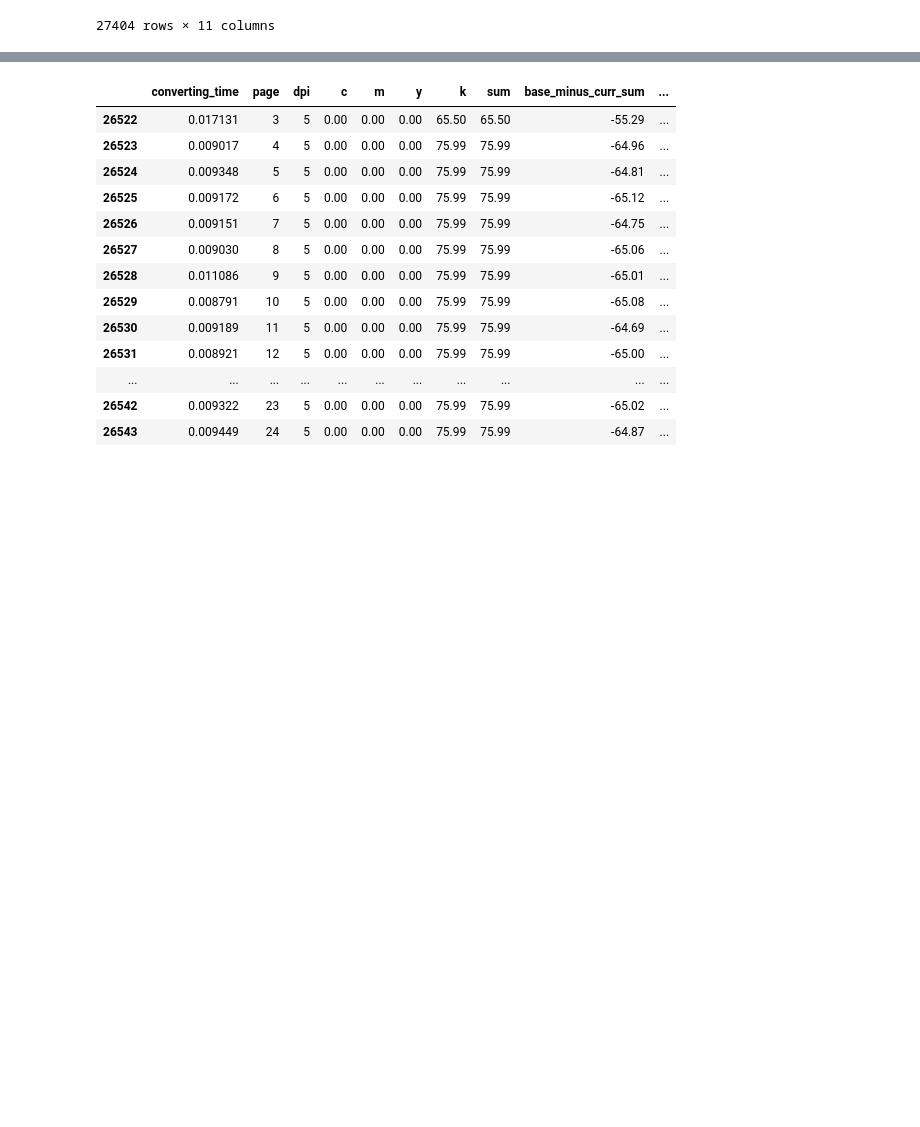
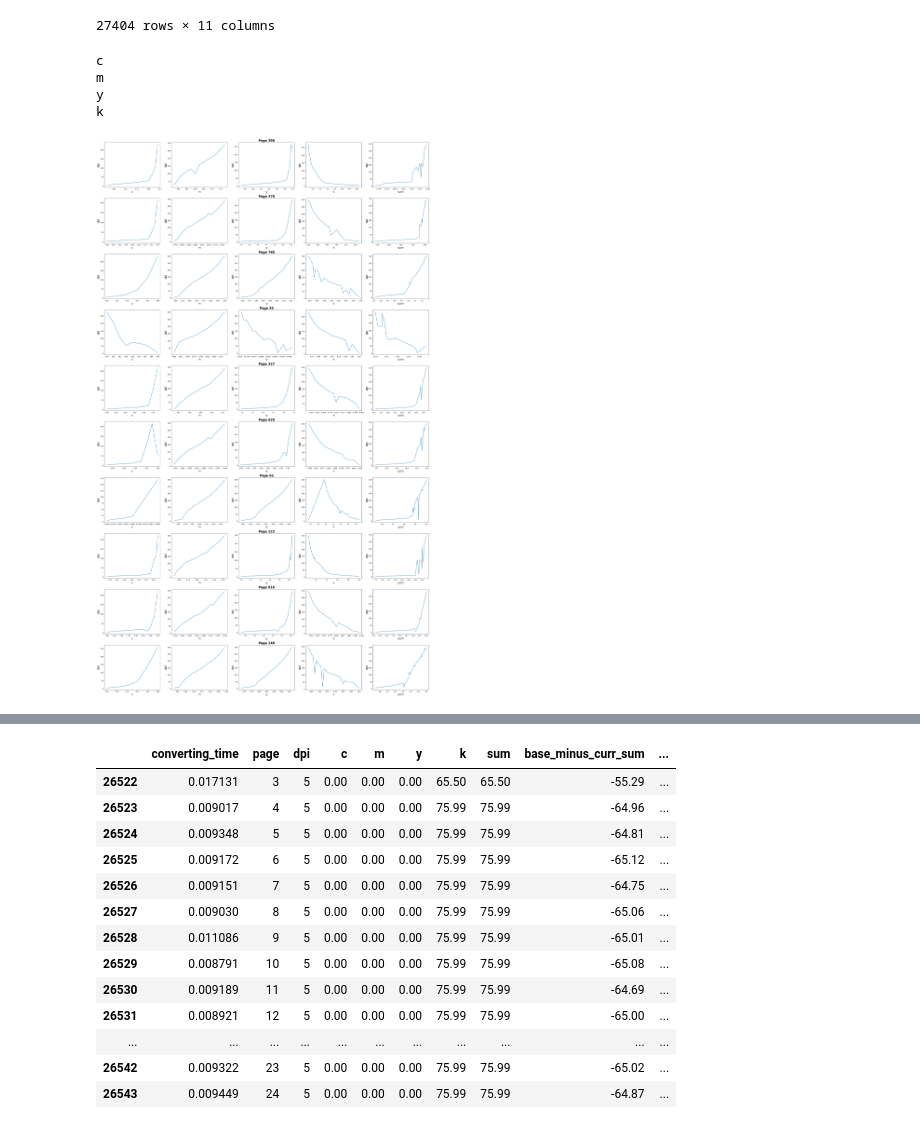
Before and after one commit to rasyidev/print-cost, a Jupyter notebook: notebook/Untitled.ipynb, the cells around one changed output, grey strips where cells are left out. Saved outputs shown, nothing was run; the diff lists cells and outputs as text; code cells hidden in the pictures; blank space fills up the shorter version.

```diff
--- a/notebook/Untitled.ipynb
+++ b/notebook/Untitled.ipynb
@@ -212,3 +214,36 @@ df_default
 | 27402 | 0.016195 | 883 | 5 | 4.67 | 27.89 | 29.58 | 16.01 | 78.15 | -7.01 | ... |
 | 27403 | 0.001605 | 884 | 5 | 3.62 | 4.04 | 5.74 | 5.73 | 19.13 | -0.33 | ... |
 27404 rows × 11 columns
+# %%
+for i, j in enumerate("cmyk"):
+    print(j)
+# %% [output]
+c
+m
+y
+k
+# %%
+# Tentukan ukuran figure sebelum membuat subplots
+fig, ax = plt.subplots(10, 5, figsize=(30, 50))
+
+
+# Iterasi untuk mengisi setiap subplot
+for i, row in enumerate(np.random.randint(1, df_default['page'].nunique(), 10)):
+    for j, col in enumerate(['c', 'm', 'y', 'k', 'sum']):
+        # Menentukan plot berdasarkan kolom
+        sns.lineplot(data=df_default[df_default['page'] == row], x=col, y='dpi', ax=ax[i, j], errorbar=None)
+
+        # Menambahkan judul untuk satu baris (misalnya, berdasarkan nilai `row`)
+        ax[i, 2].set_title(f"Page {row}", fontsize=20, fontweight='bold', loc='center')
+
+        # Menambahkan label pada sumbu x dan y
+        ax[i, j].set_xlabel(col, fontsize=18)  # Memperbesar font label x
+        ax[i, j].set_ylabel('dpi', fontsize=18)  # Memperbesar font label y
+
+# Agar layout lebih rapi
+plt.tight_layout()
+
+# Menampilkan plot
+plt.show()
+# %% [output]
+[figure, added]
```
Also changed, not shown: parts of 14 cells of this notebook, 15 other files.
